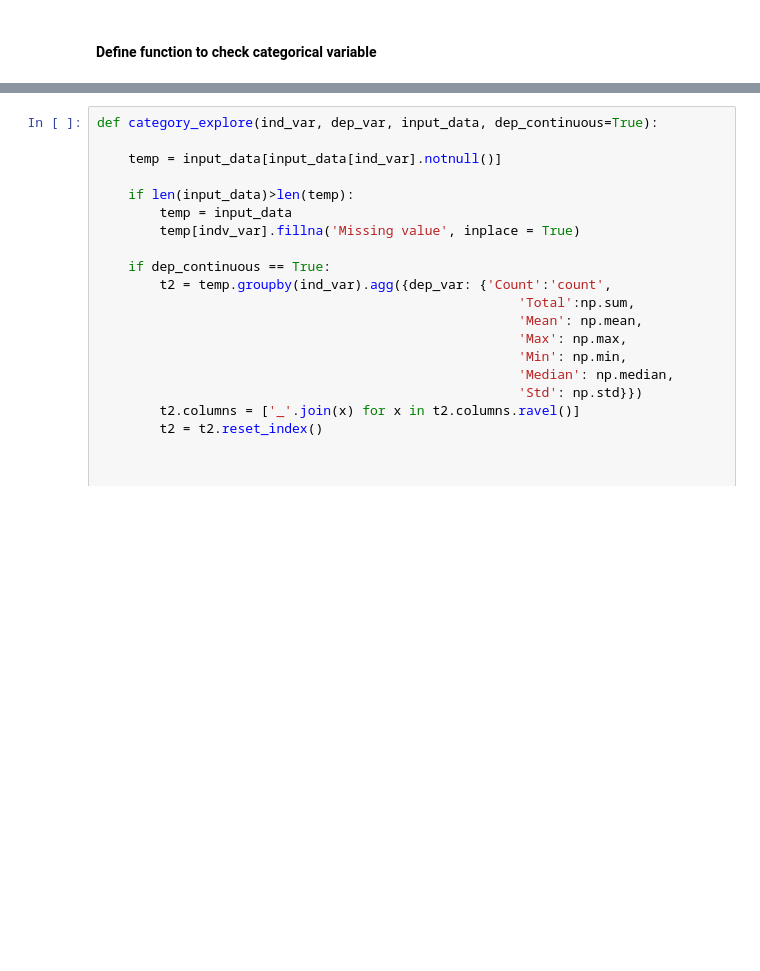
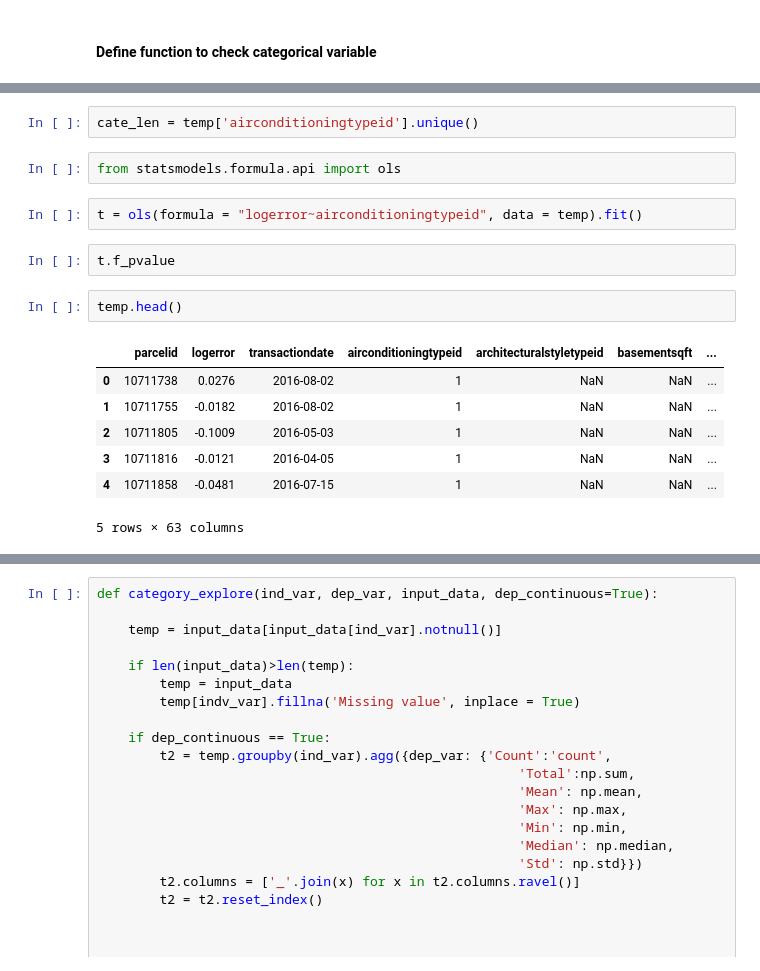
Before and after one commit to libgy24/zillow, a Jupyter notebook: Zillow.ipynb, the cells around one changed output, grey strips where cells are left out. Cells and saved outputs as stored; diff of their text form; blank space fills up the shorter version.

```diff
--- a/Zillow.ipynb
+++ b/Zillow.ipynb
@@ -155,0 +199,18 @@ memory usage: 44.0+ MB
+# %%
+cate_len = temp['airconditioningtypeid'].unique()
+# %%
+from statsmodels.formula.api import ols
+# %%
+t = ols(formula = "logerror~airconditioningtypeid", data = temp).fit()
+# %%
+t.f_pvalue
+# %%
+temp.head()
+# %% [output]
+|  | parcelid | logerror | transactiondate | airconditioningtypeid | architecturalstyletypeid | basementsqft | ... |
+| 0 | 10711738 | 0.0276 | 2016-08-02 | 1 | NaN | NaN | ... |
+| 1 | 10711755 | -0.0182 | 2016-08-02 | 1 | NaN | NaN | ... |
+| 2 | 10711805 | -0.1009 | 2016-05-03 | 1 | NaN | NaN | ... |
+| 3 | 10711816 | -0.0121 | 2016-04-05 | 1 | NaN | NaN | ... |
+| 4 | 10711858 | -0.0481 | 2016-07-15 | 1 | NaN | NaN | ... |
+5 rows × 63 columns
```
Also changed, not shown: parts of 10 cells of this notebook.
